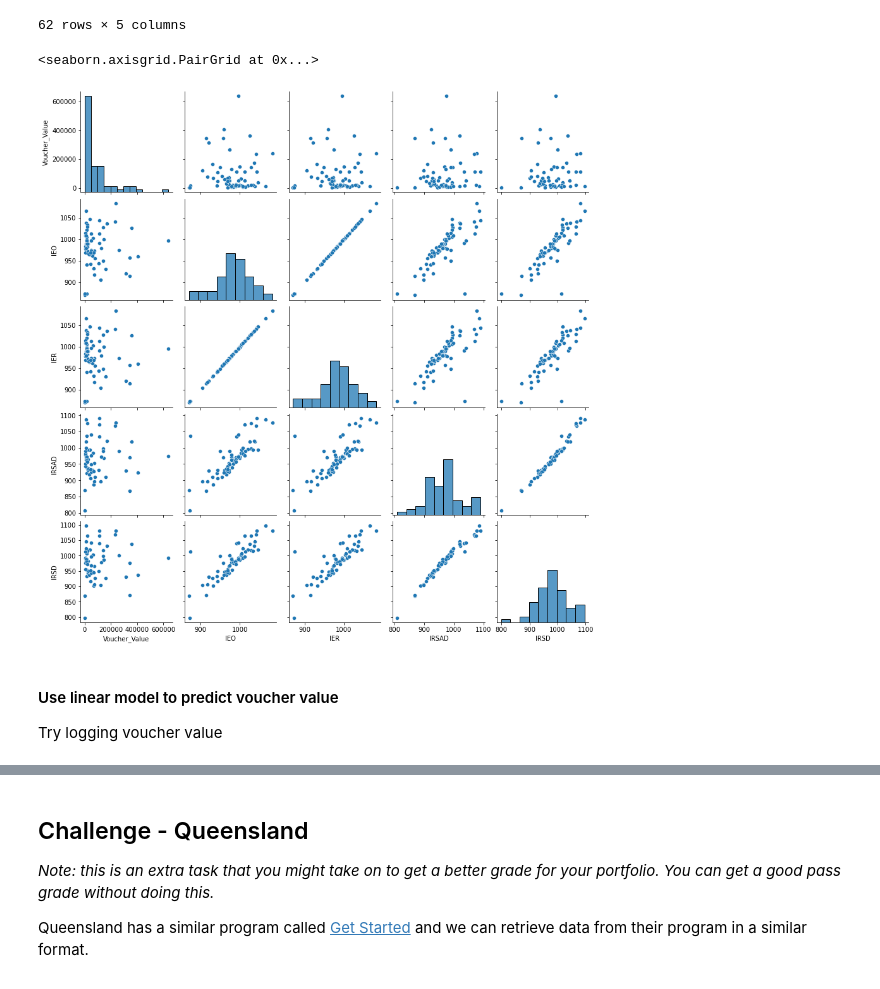
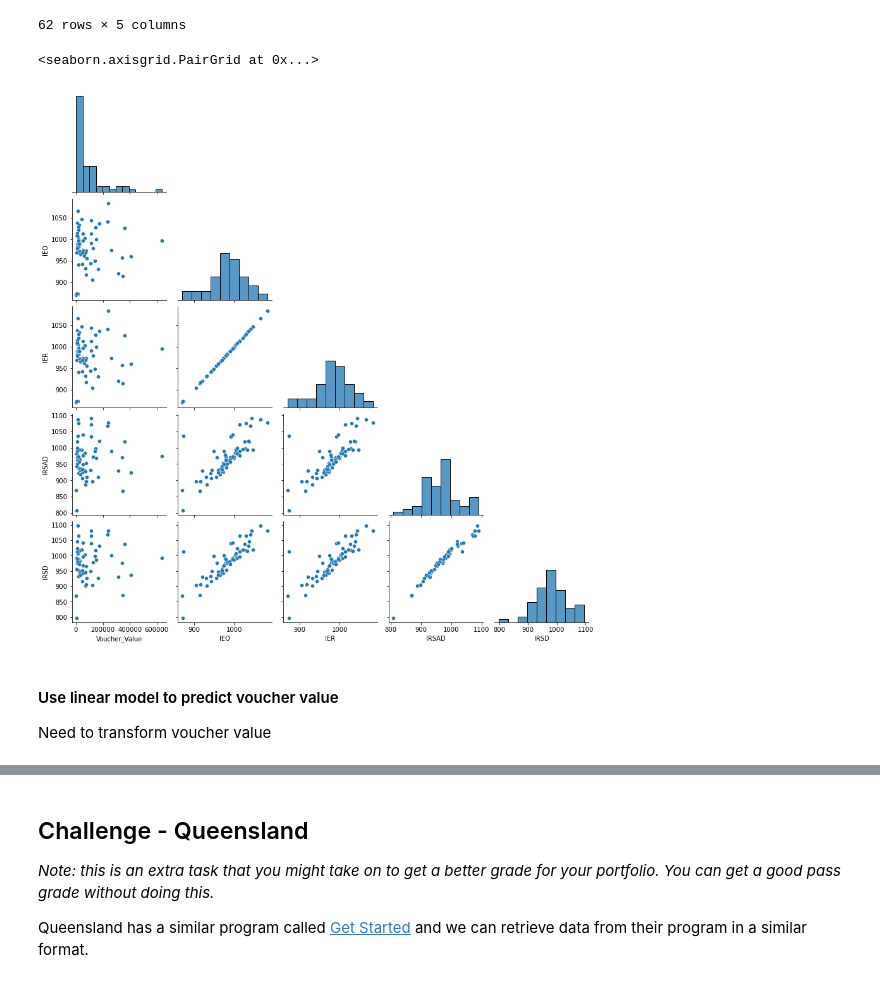
Before and after one commit to walthersy/DataScience-Portfolio, a Jupyter notebook: Portfolio 2.ipynb, the cells around one changed output, grey strips where cells are left out. Drawn from its saved outputs; the diff is of its cells as text; code cells hidden in the pictures.

Commit message:
voucher rate

```diff
--- a/Portfolio 2.ipynb
+++ b/Portfolio 2.ipynb
@@ -239,10 +322,10 @@ sa_voucherindex
 # %%
 # sns.distplot(sa_voucherindex.IEO)
 # sns.distplot(sa_voucherindex.IER)
-sns.pairplot(sa_voucherindex)
+sns.pairplot(sa_voucherindex,corner=True)
 # %% [output]
 <seaborn.axisgrid.PairGrid at 0x...>
-[figure, old version]
+[figure, new version]
 # %% [markdown]
 #### Use linear model to predict voucher value
-Try logging voucher value
+Need to transform voucher value
```
Also changed, not shown: parts of 14 cells of this notebook.
